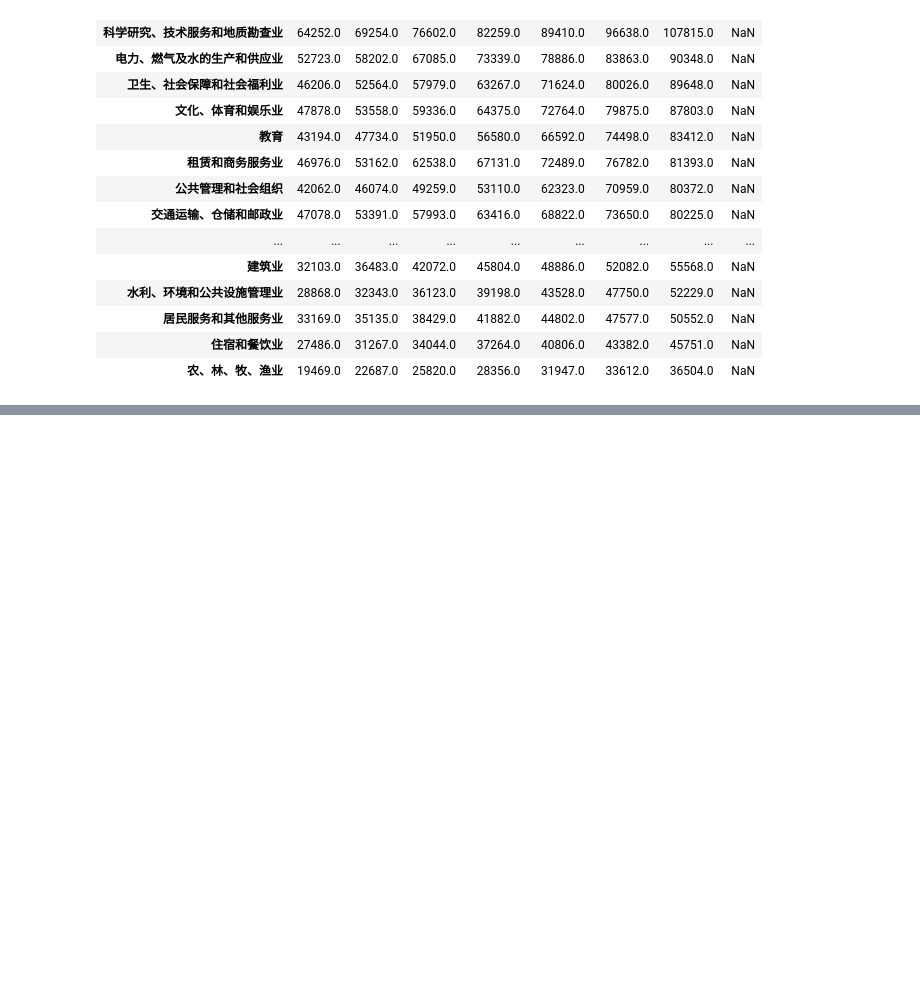
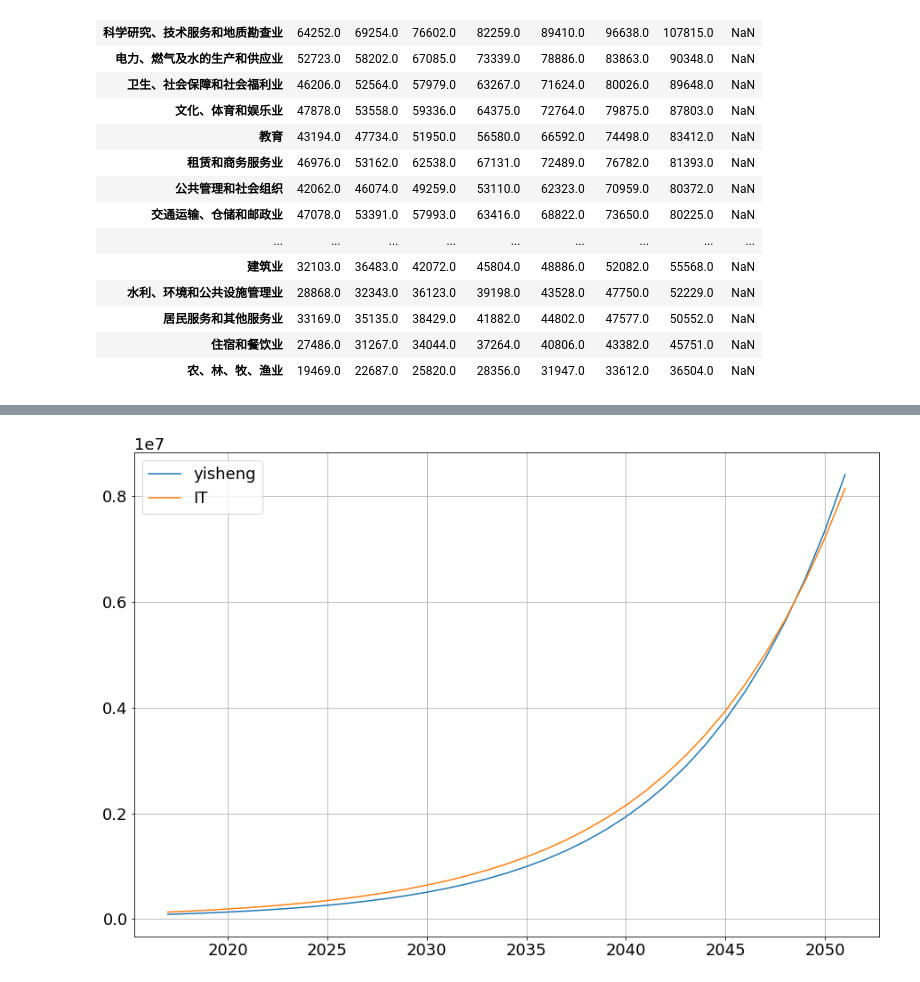
Before and after one commit to naoko821/LianjiaSpider, a Jupyter notebook: 收入与房价对比.ipynb, the cells around one changed output, grey strips where cells are left out. Cells and saved outputs as stored; diff of their text form; code cells hidden in the pictures; blank space fills up the shorter version.

```diff
--- a/收入与房价对比.ipynb
+++ b/收入与房价对比.ipynb
@@ -151,0 +175,18 @@ income_t.sort_values('2017', ascending = False)
+# %%
+yishengRate = 2.228276
+ITRate = 2.066391
+yishengBase = 89648.0
+ITBase = 133150.0
+def f(base, rate, year):
+    return base * rate **(year/6)
+count = 35
+yisheng = [f(yishengBase, yishengRate, n) for n in range(count)]
+IT = [f(ITBase, ITRate, n) for n in range(count)]
+year = [2017 + n for n in range(count)]
+plt.plot(year, yisheng)
+plt.plot(year, IT)
+plt.legend(['yisheng', 'IT'])
+plt.grid(True)
+plt.show()
+# %% [output]
+[figure, added]
```
Also changed, not shown: parts of 3 cells of this notebook, 5 other files.
